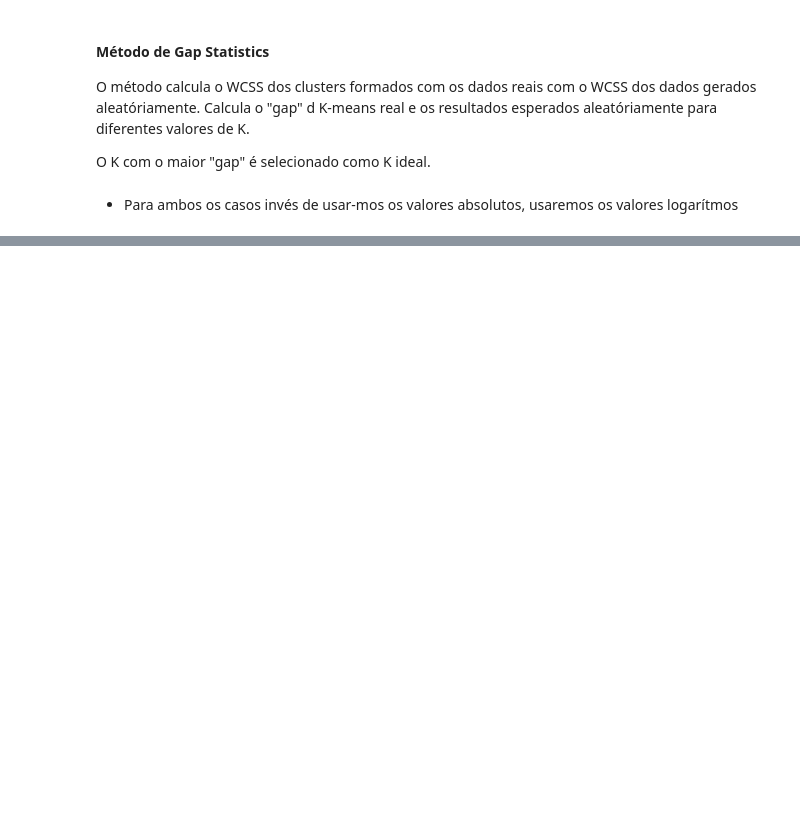
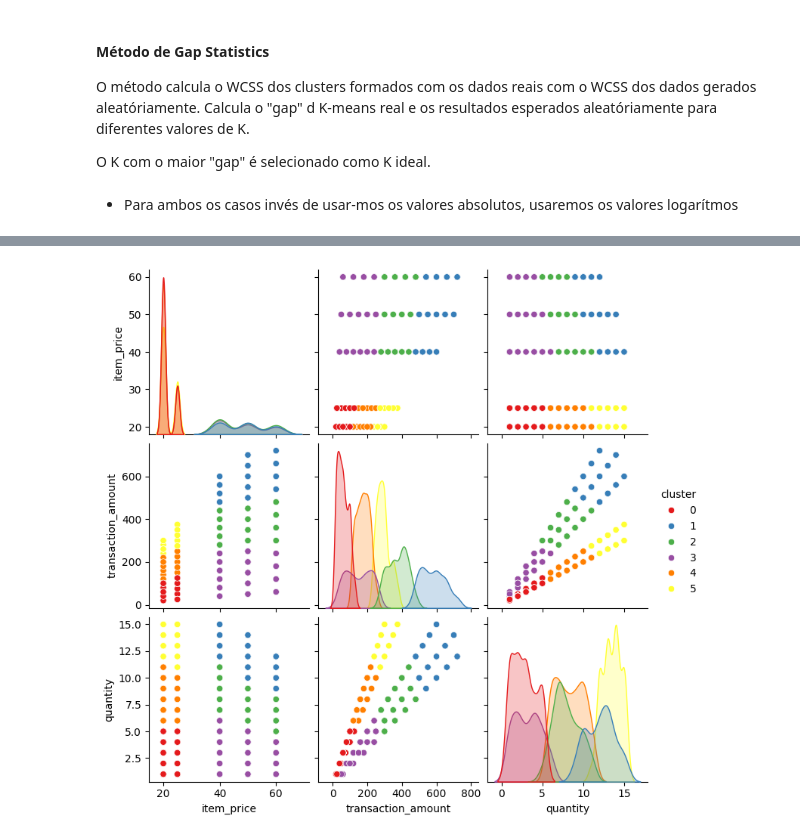
Before and after one commit to DieGod-DS/Relatorio-De-Vendas-Restaurante, a Jupyter notebook: rascunho.ipynb, the cells around one changed output, grey strips where cells are left out. Saved outputs shown, nothing was run; the diff lists cells and outputs as text; code cells hidden in the pictures; blank space fills up the shorter version.

```diff
--- a/rascunho.ipynb
+++ b/rascunho.ipynb
@@ -472,7 +485,7 @@ O K com o maior "gap" é selecionado como K ideal.
 # %%
 wcss_real = []
 wcss_ref = []
-n_clusters = range(1,21)
+n_clusters = range(1,11)
 
 # Definindo WCSS Real
 for k in n_clusters:
@@ -522,0 +535,13 @@ k_final = 5
+# %%
+k_final = 6
+
+kmeans_final = Pipeline([
+    ('scaler', RobustScaler()),
+    ('kmeans', KMeans(n_clusters=k_final, init='k-means++', random_state=42))
+])
+
+kmeans_final.fit(x)
+
+data = x.copy()
+
+data['cluster'] = kmeans_final.predict(x)
@@ -522,0 +563,5 @@ k_final = 5
+# %%
+sns.pairplot(data, hue='cluster', palette='Set1')
+plt.show()
+# %% [output]
+[figure, added]
```
Also changed, not shown: parts of 15 cells of this notebook, 1 other file.
